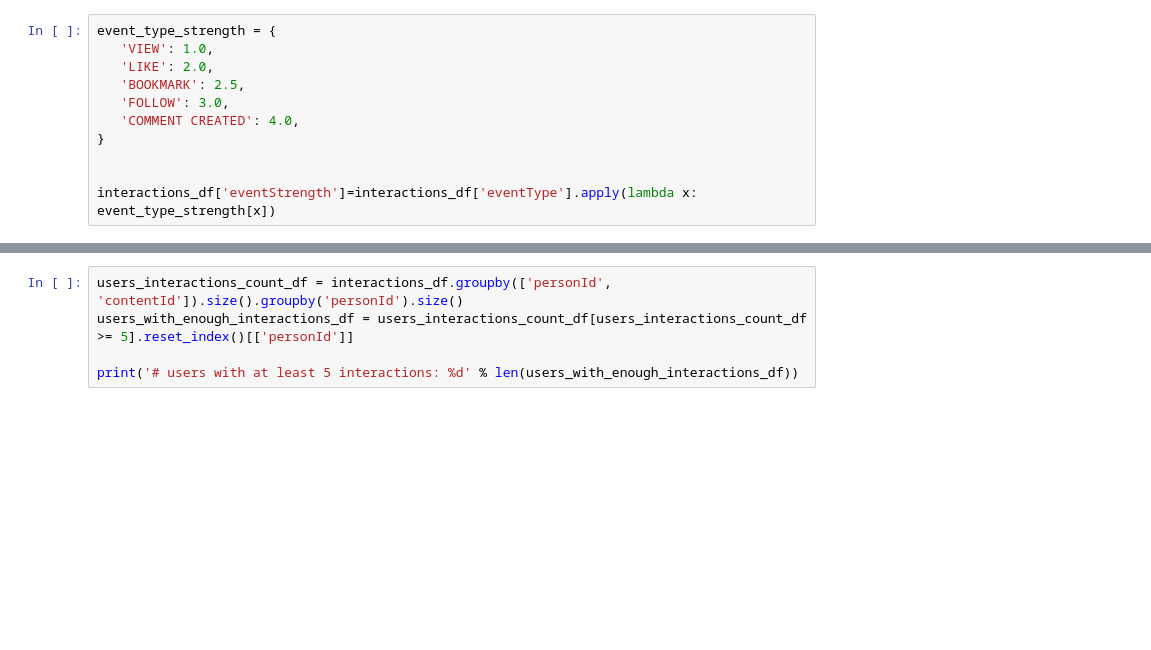
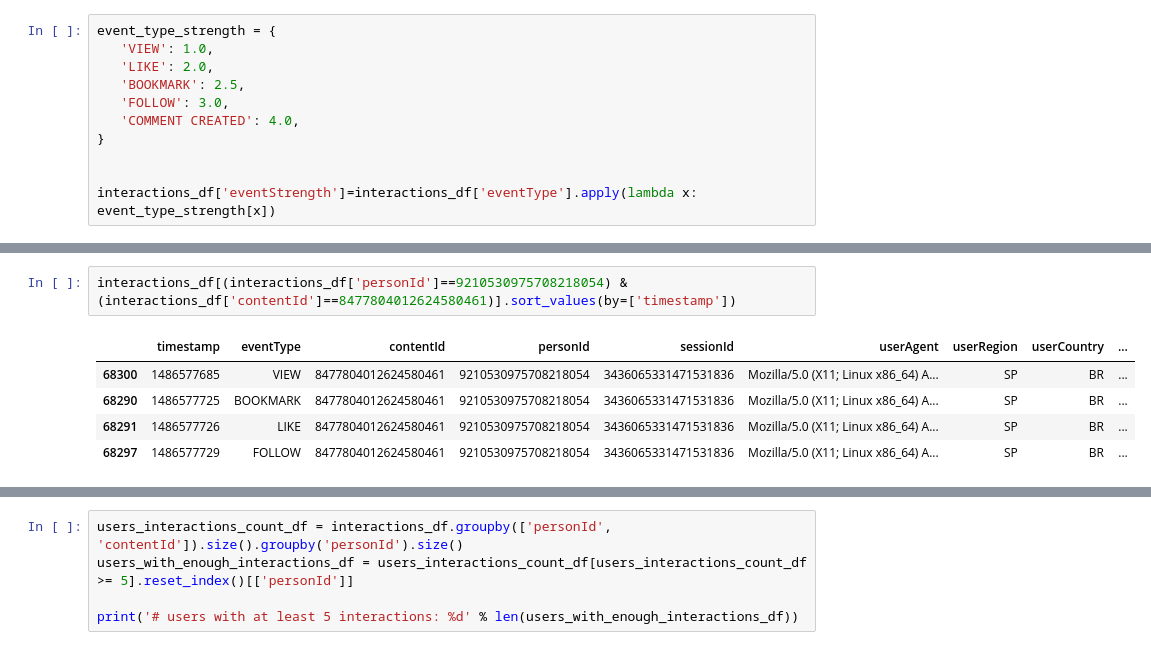
Before and after one commit to amrqura/end-to-end-recommender-system, a Jupyter notebook: notebook/recommenderSystemNotebook.ipynb, the cells around one changed output, grey strips where cells are left out. Saved outputs shown, nothing was run; the diff lists cells and outputs as text; blank space fills up the shorter version.

```diff
--- a/notebook/recommenderSystemNotebook.ipynb
+++ b/notebook/recommenderSystemNotebook.ipynb
@@ -42,0 +66,8 @@ interactions_df['eventStrength']=interactions_df['eventType'].apply(lambda x: ev
+# %%
+interactions_df[(interactions_df['personId']==9210530975708218054) & (interactions_df['contentId']==8477804012624580461)].sort_values(by=['timestamp'])
+# %% [output]
+|  | timestamp | eventType | contentId | personId | sessionId | userAgent | userRegion | userCountry | ... |
+| 68300 | 1486577685 | VIEW | 8477804012624580461 | 9210530975708218054 | 3436065331471531836 | Mozilla/5.0 (X11; Linux x86_64) A... | SP | BR | ... |
+| 68290 | 1486577725 | BOOKMARK | 8477804012624580461 | 9210530975708218054 | 3436065331471531836 | Mozilla/5.0 (X11; Linux x86_64) A... | SP | BR | ... |
+| 68291 | 1486577726 | LIKE | 8477804012624580461 | 9210530975708218054 | 3436065331471531836 | Mozilla/5.0 (X11; Linux x86_64) A... | SP | BR | ... |
+| 68297 | 1486577729 | FOLLOW | 8477804012624580461 | 9210530975708218054 | 3436065331471531836 | Mozilla/5.0 (X11; Linux x86_64) A... | SP | BR | ... |
```
Also changed, not shown: parts of 14 cells of this notebook.
